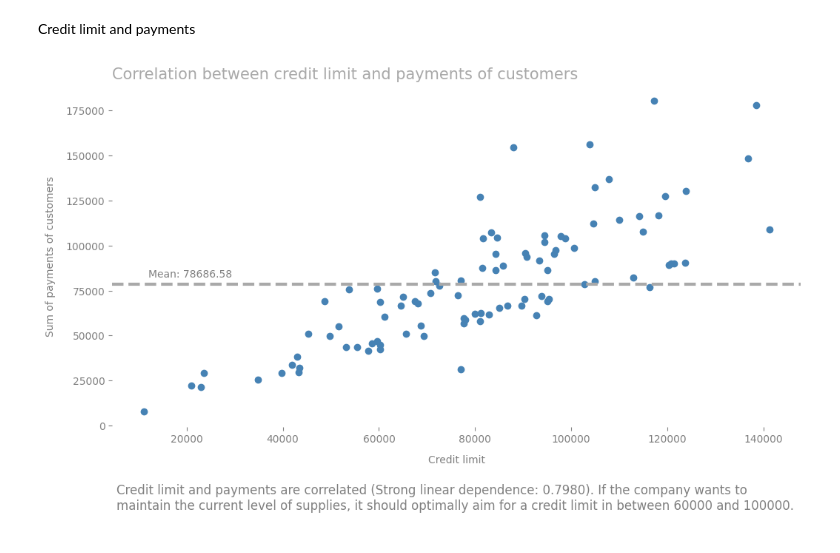
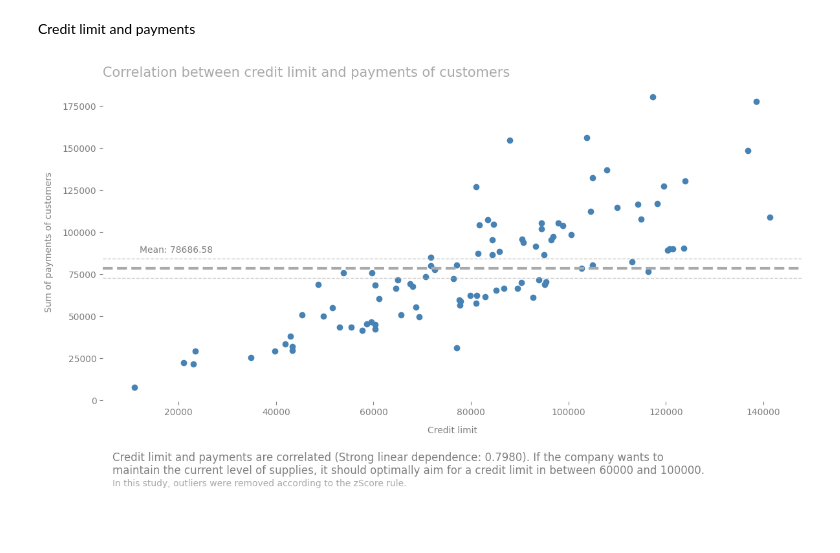
Before and after one commit to OgrodowskiJedrzej/Sales-Analysis, a Jupyter notebook: main.ipynb, the cells around one changed output. Saved outputs shown, nothing was run; the diff lists cells and outputs as text; code cells hidden in the pictures.

```diff
--- a/main.ipynb
+++ b/main.ipynb
@@ -356,36 +356,44 @@ creditLimitAndPaymentsRaw = pd.read_sql(
 # Delete outliers
 zScore = np.abs(stats.zscore(creditLimitAndPaymentsRaw))
 threshold = 5
 creditLimitAndPayments = creditLimitAndPaymentsRaw[(zScore < threshold).all(axis=1)]
 
 # Correlation
 corr, pVal = stats.pearsonr(
     creditLimitAndPayments["creditLimit"], creditLimitAndPayments["sumOfPayments"])
 
 # Calculate mean and vector to plot mean line
 meanOfPayments = np.mean(creditLimitAndPayments["sumOfPayments"])
 
 # Calculate confidence interval
-confidenceInterval = 0.05 * meanOfPayments
-upperBound = meanOfPayments + confidenceInterval
-lowerBound = meanOfPayments - confidenceInterval
+confidenceInterval = stats.norm.interval(
+    confidence=0.9, loc=meanOfPayments, scale=stats.sem(creditLimitAndPayments["sumOfPayments"]))
+upperBoundOfConfidenceInterval, lowerBoundOfConfidenceInterval = confidenceInterval
 
 # Visualization
 plt.figure(figsize=(12, 6))
 plt.scatter(creditLimitAndPayments["creditLimit"], creditLimitAndPayments["sumOfPayments"], color="steelblue")
 plt.axhline(y=meanOfPayments, color='darkgrey',linewidth=3, linestyle='--', label="Mean Line")
-plt.text(12000, meanOfPayments + 0.03 * meanOfPayments, f'Mean: {meanOfPayments:.2f}', color='grey', verticalalignment='bottom')
+plt.axhline(y=upperBoundOfConfidenceInterval, color='darkgrey', linewidth=1, linestyle='--', alpha=0.6)
+plt.axhline(y=lowerBoundOfConfidenceInterval, color='darkgrey', linewidth=1, linestyle='--', alpha=0.6)
+plt.text(12000, meanOfPayments + 0.1 * meanOfPayments, f'Mean: {meanOfPayments:.2f}', color='grey', verticalalignment='bottom')
 plt.title("Correlation between credit limit and payments of customers",
           loc="left", fontsize=15, color="darkgrey")
 plt.tick_params(color='gray')
 plt.xlabel("Credit limit", color="grey", labelpad=10)
 plt.ylabel("Sum of payments of customers", color="grey", labelpad=10)
 plt.xticks(color="grey")
 plt.yticks(color="grey")
 description = f"""
 Credit limit and payments are correlated (Strong linear dependence: {corr:.4f}). If the company wants to \nmaintain the current level of supplies, it should optimally aim for a credit limit in between 60000 and 100000.
 """
-plt.figtext(0.13, -0.05, description, ha='left', va='center', fontsize=12, color='grey')
+plt.figtext(0.1, -0.05, description, ha='left', va='center', fontsize=12, color='grey')
+descriptionAddition = f"""
+In this study, outliers were removed according to the zScore rule.
+"""
+plt.figtext(0.1, -0.1, descriptionAddition, ha='left',
+            va='center', fontsize=10, color='darkgrey')
+plt.tight_layout()
 plt.show()
 # %% [output]
-[figure, old version]
+[figure, new version]
```
Also changed, not shown: parts of 3 cells of this notebook.
